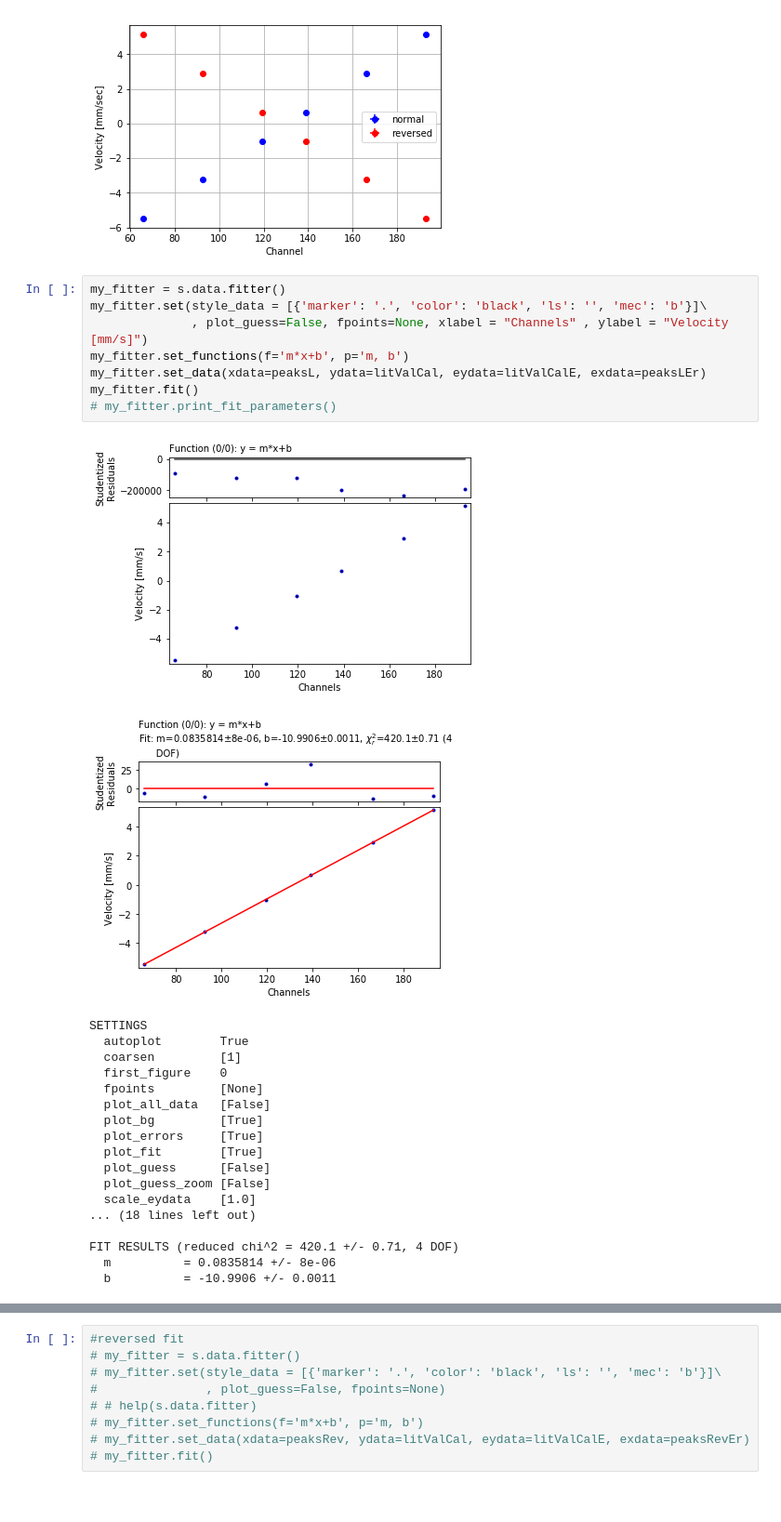
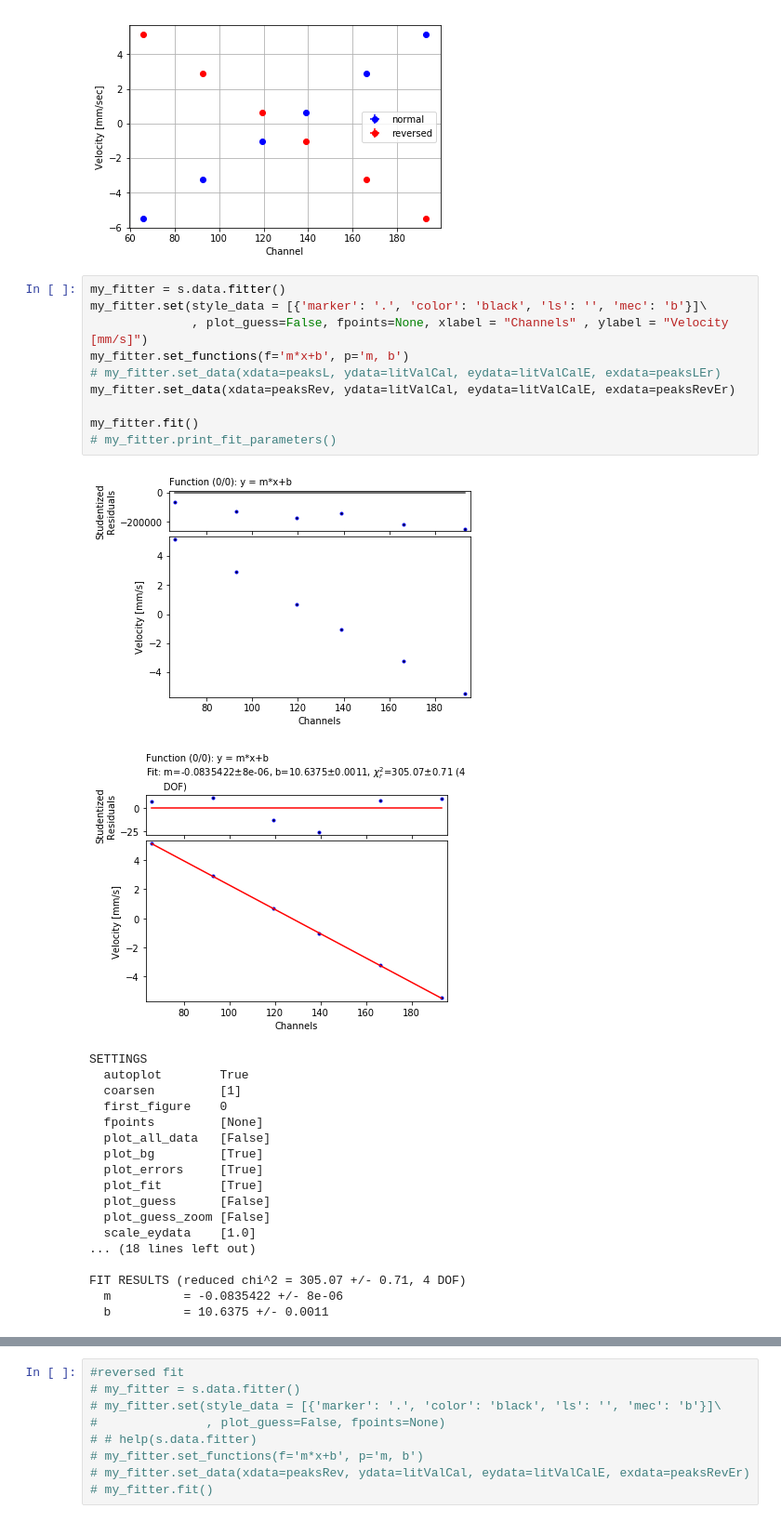
Before and after one commit to eklem1/ModernLab, a Jupyter notebook: foldingFunct.ipynb, the cells around one changed output, grey strips where cells are left out. Shown at 93% size. Saved outputs shown, nothing was run; the diff lists cells and outputs as text.

Commit message:
fitted for isomer shift and corrected direction from cal data

```diff
--- a/foldingFunct.ipynb
+++ b/foldingFunct.ipynb
@@ -266,14 +275,16 @@ plt.show()
 # %%
 my_fitter = s.data.fitter()
 my_fitter.set(style_data = [{'marker': '.', 'color': 'black', 'ls': '', 'mec': 'b'}]\
               , plot_guess=False, fpoints=None, xlabel = "Channels" , ylabel = "Velocity [mm/s]")
 my_fitter.set_functions(f='m*x+b', p='m, b')
-my_fitter.set_data(xdata=peaksL, ydata=litValCal, eydata=litValCalE, exdata=peaksLEr)
+# my_fitter.set_data(xdata=peaksL, ydata=litValCal, eydata=litValCalE, exdata=peaksLEr)
+my_fitter.set_data(xdata=peaksRev, ydata=litValCal, eydata=litValCalE, exdata=peaksRevEr)
+
 my_fitter.fit()
 # my_fitter.print_fit_parameters()
 # %% [output]
-[figure, old version]
+[figure, new version]
-[figure, old version]
+[figure, new version]
 SETTINGS
   autoplot        True
   coarsen         [1]
@@ -288,9 +299,9 @@ SETTINGS
   scale_eydata    [1.0]
 ... (18 lines left out)
 
-FIT RESULTS (reduced chi^2 = 420.1 +/- 0.71, 4 DOF)
-  m          = 0.0835814 +/- 8e-06
-  b          = -10.9906 +/- 0.0011
+FIT RESULTS (reduced chi^2 = 305.07 +/- 0.71, 4 DOF)
+  m          = -0.0835422 +/- 8e-06
+  b          = 10.6375 +/- 0.0011
 # %%
 # def getFits_lor(my_fitter, x):
 
```
Also changed, not shown: parts of 9 cells of this notebook, 2 other files.
